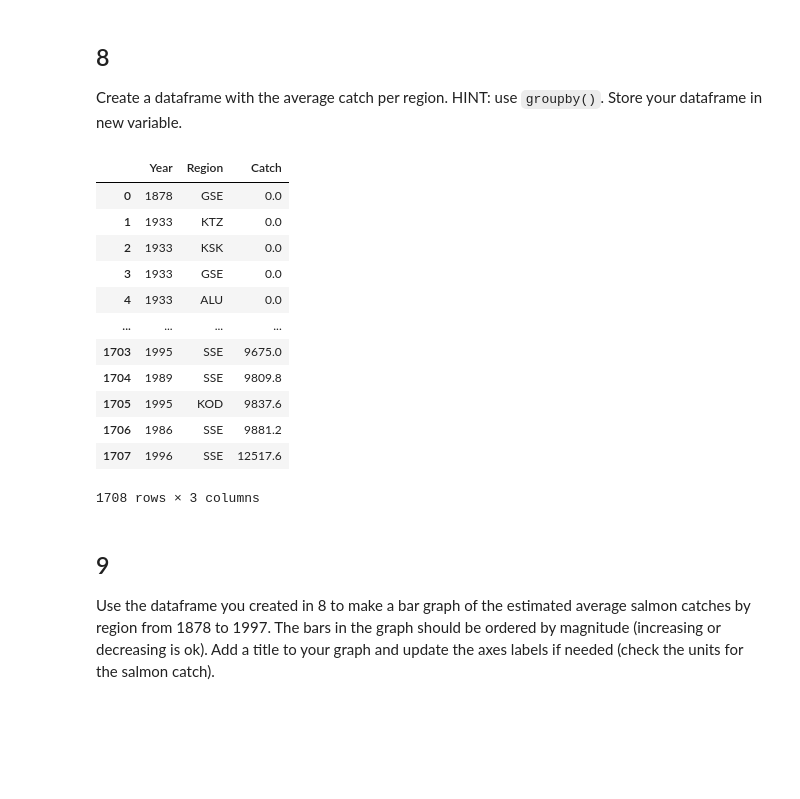
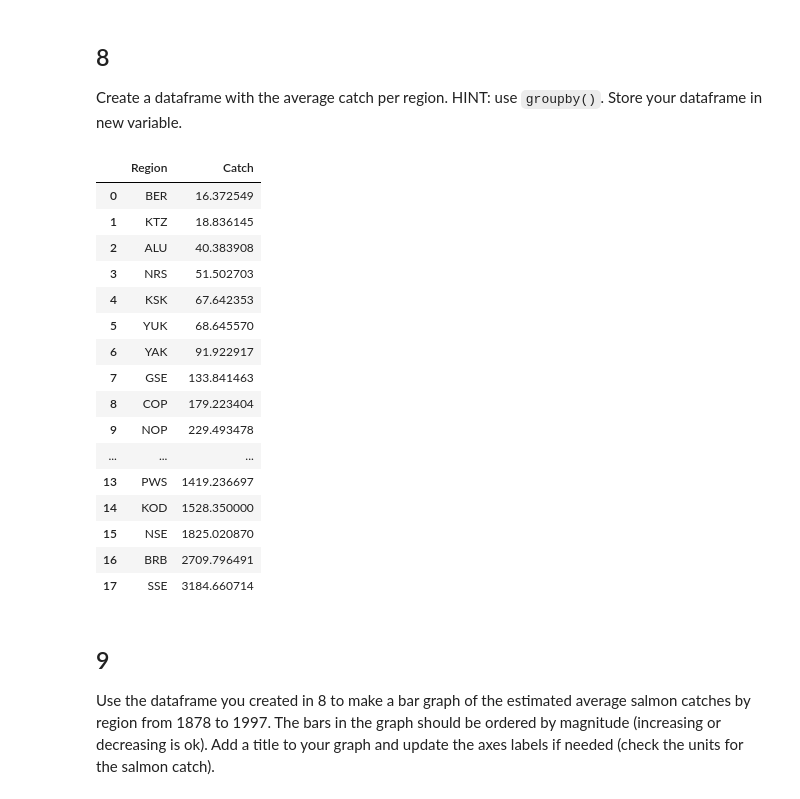
Before and after one commit to annieradams/eds220-hwk-2, a Jupyter notebook: hwk2-task3-salmon.ipynb, the cells around one changed output. Saved outputs shown, nothing was run; the diff lists cells and outputs as text; code cells hidden in the pictures; blank space fills up the shorter version.

```diff
--- a/hwk2-task3-salmon.ipynb
+++ b/hwk2-task3-salmon.ipynb
@@ -47,6 +63,7 @@ import numpy as np
 # solve exercise here
 catch_original = pd.read_csv("salmon_data.csv") # load in data using pd.read_csv
 catch_original.head() # show first five rows of data
+catch_original = catch_original.drop(columns = 'notesRegCode')
 # %% [output]
 |  | Region | Year | notesRegCode | Species | Catch |
 | 0 | SSE | 1886 | NaN | Chinook | 0 |
@@ -148,23 +165,27 @@ dtype: object
 Create a dataframe with the average catch per region. HINT: use `groupby()`. Store your dataframe in new variable.
 # %%
 # solve exercise here
-catch_per_region = pd.DataFrame(catch_original.groupby(['Year','Region']).Catch.mean().sort_values(ascending = True))
+catch_per_region = pd.DataFrame(catch_original.groupby(['Region']).Catch.mean().sort_values(ascending = True))
 catch_per_region= catch_per_region.reset_index()
 catch_per_region
 # %% [output]
-|  | Year | Region | Catch |
-| 0 | 1878 | GSE | 0.0 |
-| 1 | 1933 | KTZ | 0.0 |
-| 2 | 1933 | KSK | 0.0 |
-| 3 | 1933 | GSE | 0.0 |
-| 4 | 1933 | ALU | 0.0 |
-| ... | ... | ... | ... |
-| 1703 | 1995 | SSE | 9675.0 |
-| 1704 | 1989 | SSE | 9809.8 |
-| 1705 | 1995 | KOD | 9837.6 |
-| 1706 | 1986 | SSE | 9881.2 |
-| 1707 | 1996 | SSE | 12517.6 |
+|  | Region | Catch |
+| 0 | BER | 16.372549 |
+| 1 | KTZ | 18.836145 |
+| 2 | ALU | 40.383908 |
+| 3 | NRS | 51.502703 |
+| 4 | KSK | 67.642353 |
+| 5 | YUK | 68.645570 |
+| 6 | YAK | 91.922917 |
+| 7 | GSE | 133.841463 |
+| 8 | COP | 179.223404 |
+| 9 | NOP | 229.493478 |
+| ... | ... | ... |
+| 13 | PWS | 1419.236697 |
+| 14 | KOD | 1528.350000 |
+| 15 | NSE | 1825.020870 |
+| 16 | BRB | 2709.796491 |
+| 17 | SSE | 3184.660714 |
-1708 rows × 3 columns
 # %% [markdown]
 ## 9
 
```
Also changed, not shown: parts of 3 cells of this notebook, 1 other file.
